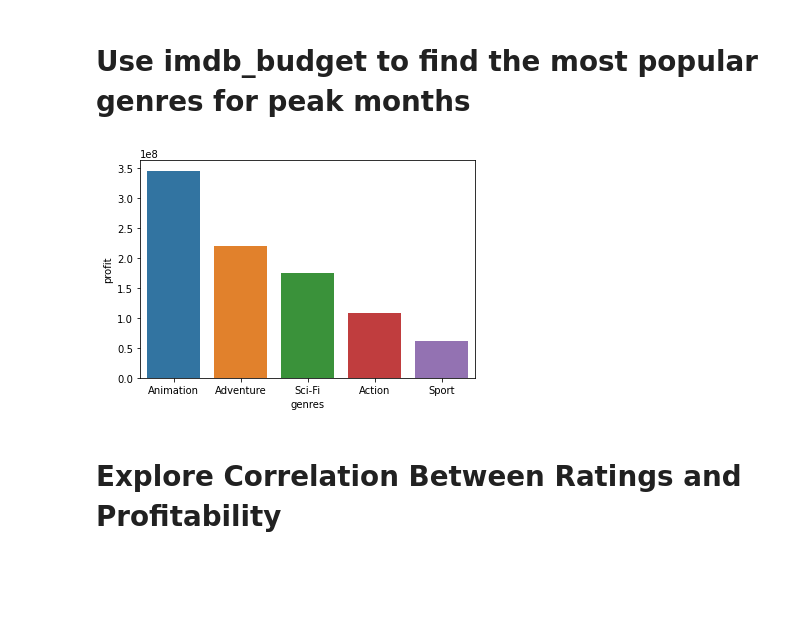
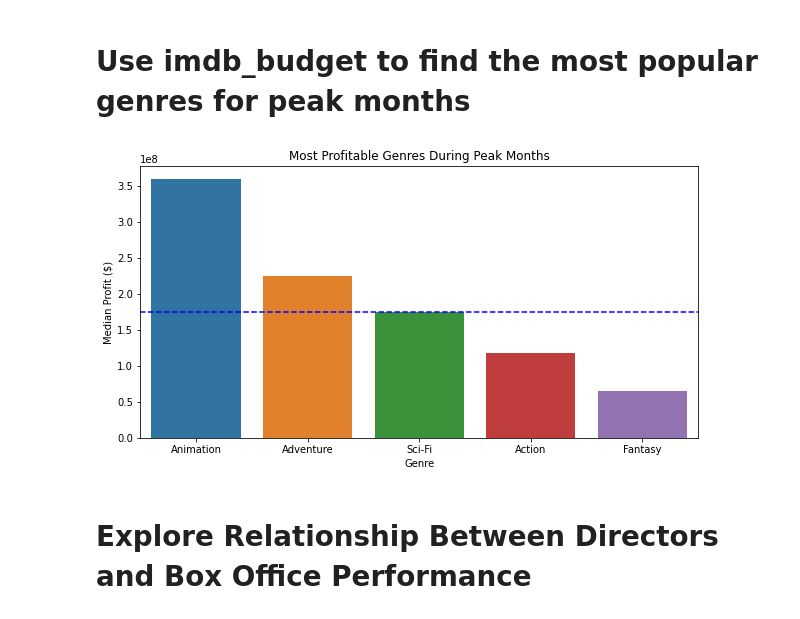
Before and after one commit to michael-pozo/Movie-Data-Analysis-, a Jupyter notebook: IMDB Data Working Notebook.ipynb, the cells around one changed output. Cells and saved outputs as stored; diff of their text form; code cells hidden in the pictures; blank space fills up the shorter version.

```diff
--- a/IMDB Data Working Notebook.ipynb
+++ b/IMDB Data Working Notebook.ipynb
@@ -230,11 +230,19 @@ See the caveats in the documentation: https://pandas.pydata.org/pandas-docs/stab
 # %% [markdown]
 # Use imdb_budget to find the most popular genres for peak months
 # %%
+imdb_budget_df = imdb_budget_df[imdb_budget_df['worldwide_gross'] != 0]
 filtered_df = imdb_budget_df.loc[imdb_budget_df['release_month'].isin([6,7,11])]
 grouped_df = filtered_df.groupby(['genres']).median().sort_values(by=['profit'], ascending=[False]).reset_index()
 top_5_genres_df = grouped_df.head(5)
+median_profit = top_5_genres_df['profit'].median()
+fig , ax = plt.subplots(figsize = (10,5))
 sns.barplot(x = 'genres', y ='profit', data = top_5_genres_df);
+ax.set_title('Most Profitable Genres During Peak Months')
+ax.set_ylabel('Median Profit ($)')
+ax.set_xlabel('Genre')
+ax.axhline(median_profit, color = 'b', linestyle = 'dashed')
+plt.savefig('genrebyprofit.png');
 # %% [output]
-[figure, old version]
+[figure, new version]
 # %% [markdown]
-# Explore Correlation Between Ratings and Profitability
+# Explore Relationship Between Directors and Box Office Performance
```
Also changed, not shown: parts of 11 cells of this notebook, 4 other files.
